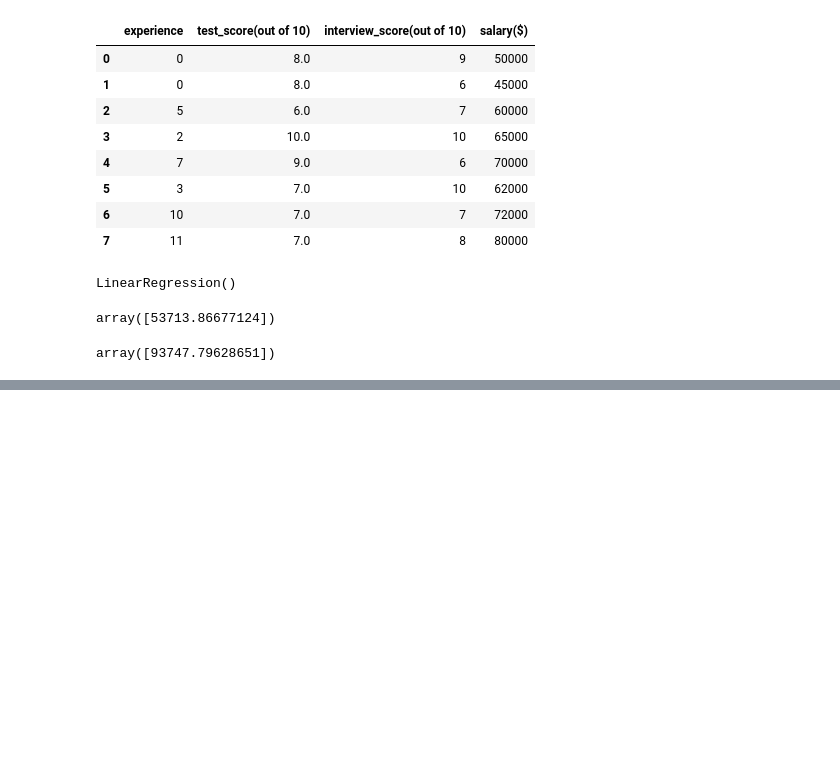
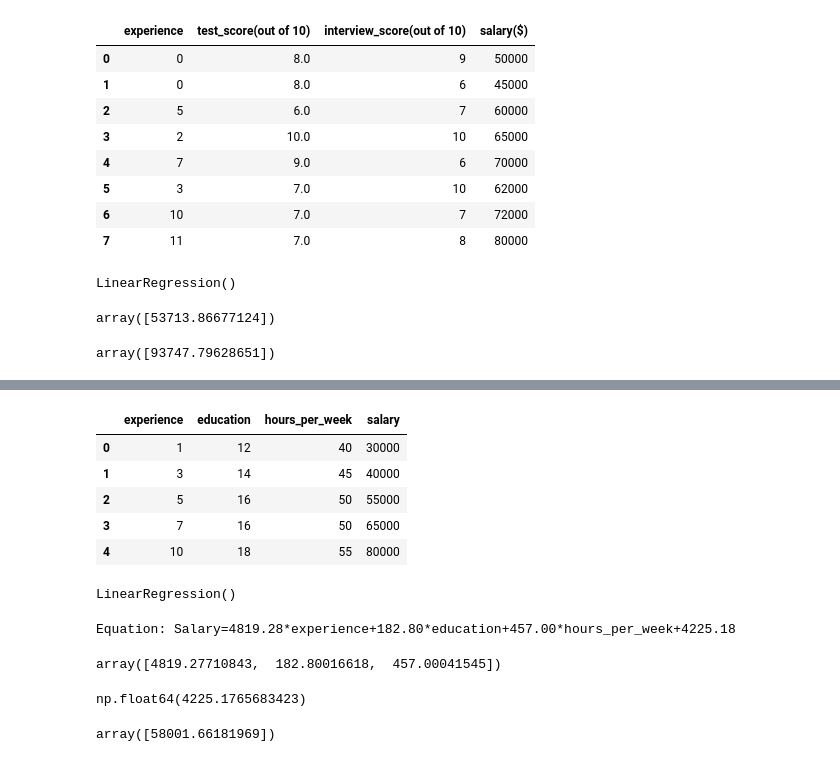
Before and after one commit to ngzhiwei517/Machine_Learning_Self-Learn, a Jupyter notebook: Multivariable.ipynb, the cells around one changed output, grey strips where cells are left out. Saved outputs shown, nothing was run; the diff lists cells and outputs as text; code cells hidden in the pictures; blank space fills up the shorter version.

```diff
--- a/Multivariable.ipynb
+++ b/Multivariable.ipynb
@@ -148,0 +216,42 @@ array([93747.79628651])
+# %%
+import pandas as pd
+from sklearn import linear_model
+
+df = pd.DataFrame({
+    'experience': [1, 3, 5, 7, 10],
+    'education': [12, 14, 16, 16, 18],
+    'hours_per_week': [40, 45, 50, 50, 55],
+    'salary': [30000, 40000, 55000, 65000, 80000]
+})
+df
+# %% [output]
+|  | experience | education | hours_per_week | salary |
+| 0 | 1 | 12 | 40 | 30000 |
+| 1 | 3 | 14 | 45 | 40000 |
+| 2 | 5 | 16 | 50 | 55000 |
+| 3 | 7 | 16 | 50 | 65000 |
+| 4 | 10 | 18 | 55 | 80000 |
+# %%
+reg=linear_model.LinearRegression()
+reg.fit(df.drop('salary',axis='columns'),df.salary)
+# %% [output]
+LinearRegression()
+# %%
+m=reg.coef_
+c=reg.intercept_
+m
+print(f'Equation: Salary={m[0]:.2f}*experience+{m[1]:.2f}*education+{m[2]:.2f}*hours_per_week+{c:.2f}')
+# %% [output]
+Equation: Salary=4819.28*experience+182.80*education+457.00*hours_per_week+4225.18
+# %%
+m
+# %% [output]
+array([4819.27710843,  182.80016618,  457.00041545])
+# %%
+c
+# %% [output]
+np.float64(4225.1765683423)
+# %%
+reg.predict([[6,16,48]])
+# %% [output]
+array([58001.66181969])
```
Also changed, not shown: parts of 10 cells of this notebook.
